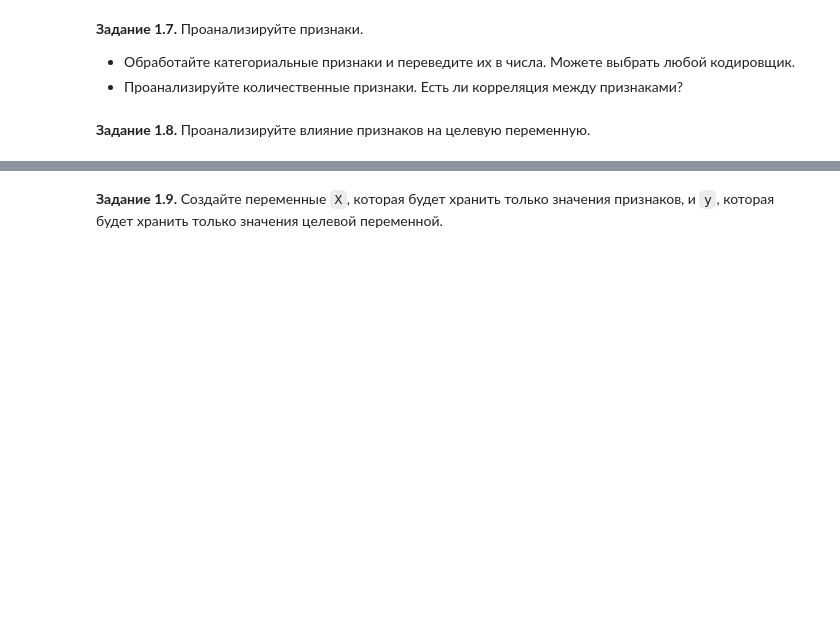
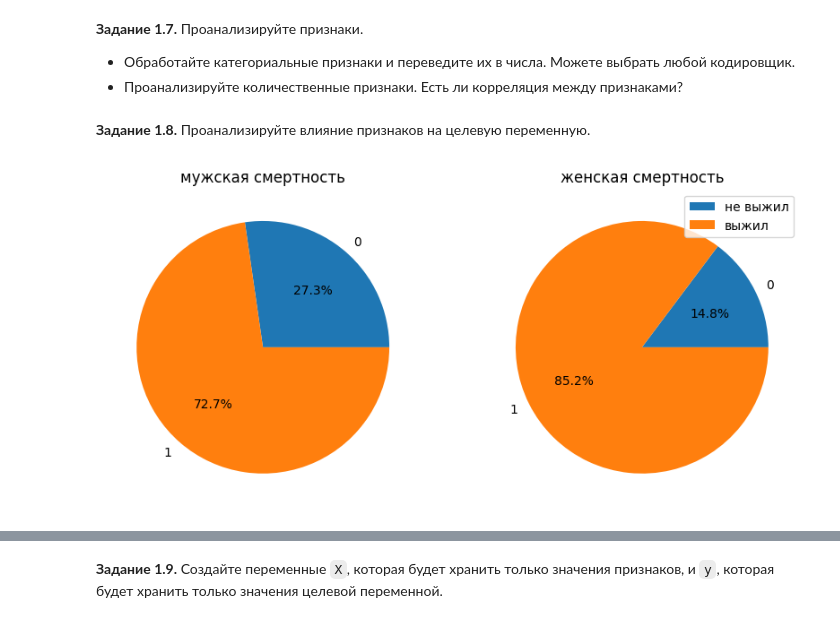
Before and after one commit to MT4BWUA/DL-school-tasks, a Jupyter notebook: week_01_ml_intro/Homework/hw_1_game_of_thrones.ipynb, the cells around one changed output, grey strips where cells are left out. Saved outputs shown, nothing was run; the diff lists cells and outputs as text; code cells hidden in the pictures; blank space fills up the shorter version.

```diff
--- a/week_01_ml_intro/Homework/hw_1_game_of_thrones.ipynb
+++ b/week_01_ml_intro/Homework/hw_1_game_of_thrones.ipynb
@@ -147,0 +331,2 @@ data.drop(columns=[...], inplace = True)
+# %%
+data.drop(columns=['mother', 'father', 'heir', "spouse"], inplace=True)
@@ -147,0 +335,2 @@ data.drop(columns=[...], inplace = True)
+# %%
+data.drop(columns=['title'], inplace=True)
@@ -147,0 +339,2 @@ data.drop(columns=[...], inplace = True)
+# %%
+data.drop(columns=['isAliveMother', 'isAliveFather', 'isAliveHeir', 'isAliveSpouse'], inplace=True)
@@ -147,0 +343,3 @@ data.drop(columns=[...], inplace = True)
+# %%
+data.loc[(data['house'].isna()), 'house'] = "House Frey"
+data.house
@@ -161,0 +432,16 @@ data.drop(columns=[...], inplace = True)
+# %%
+f, (ax1, ax2) = plt.subplots(1, 2, figsize=(10, 5))
+
+data1 = data.loc[(data['male'] == 1), 'isAlive'].value_counts().sort_index()
+data2 = data.loc[(data['male'] == 0), 'isAlive'].value_counts().sort_index()
+
+ax1.pie(data1.values, labels=data1.index, autopct="%1.1f%%")
+ax2.pie(data2.values, labels=data2.index, autopct="%1.1f%%")
+
+ax1.set_title("мужская смертность")
+ax2.set_title("женская смертность")
+
+plt.legend(['не выжил', 'выжил'])
+plt.show()
+# %% [output]
+[figure, added]
```
Also changed, not shown: parts of 34 cells of this notebook.
